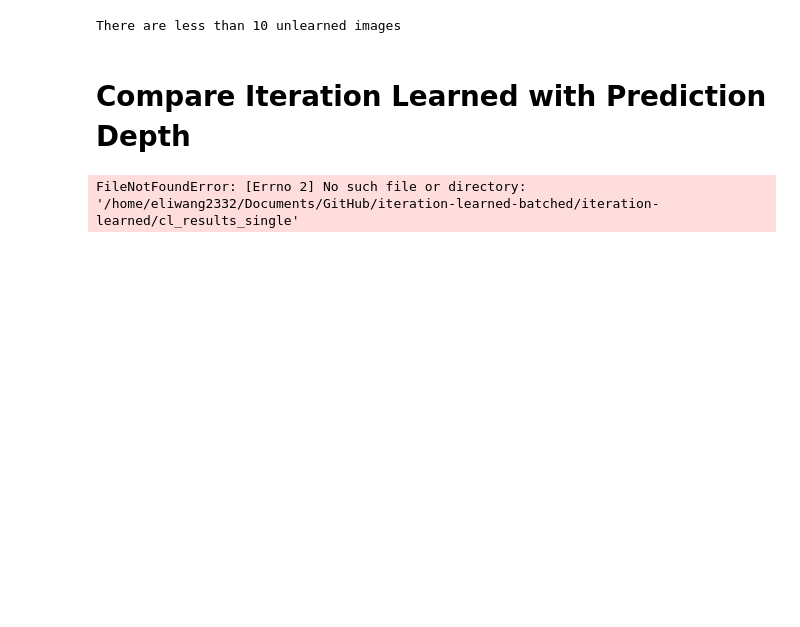
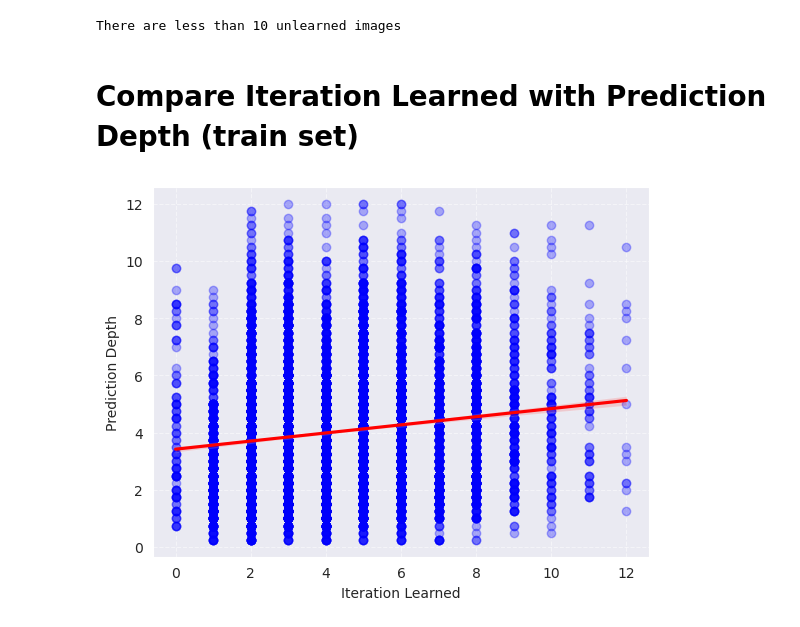
Before and after one commit to RPI-DSPlab/iteration-learned, a Jupyter notebook: visualization.ipynb, the cells around one changed output. Cells and saved outputs as stored; diff of their text form; code cells hidden in the pictures; blank space fills up the shorter version.

Commit message:
pd and visualization done for updated pd

```diff
--- a/visualization.ipynb
+++ b/visualization.ipynb
@@ -53,11 +54,16 @@ testset = CIFAR10PD('./', train=True, download=True)
 dataloader_train = DataLoader(trainset, batch_size=1, shuffle=False)
 dataloader_test = DataLoader(testset, batch_size=1, shuffle=False)
 
-CIFAR_dict = {}
+CIFAR_dict_train = {}
+CIFAR_dict_test = {}
 
 for imgs, targets, indexes in dataloader_train:
     for img, target, index in zip(imgs, targets, indexes):
-        CIFAR_dict[index.item()] = (img, target)
+        CIFAR_dict_train[index.item()] = (img, target)
+
+for imgs, targets, indexes in dataloader_test:
+    for img, target, index in zip(imgs, targets, indexes):
+        CIFAR_dict_test[index.item()] = (img, target)
 # %% [output]
 Files already downloaded and verified
 Files already downloaded and verified
@@ -104,12 +135,12 @@ unlearned_il_dict = imgHardnessLink(CIFAR_dict, unlearned_il_dict)
 # %%
 # Visualisation of the iteration learned of CIFAR-10, we grab 10 images for each score after scaled
-scaled_img_IL_dict = {}
-for key, (img, score, index) in learned_img_IL_dict.items():
-    scaled_img_IL_dict[key] = (img, round(score/10), index)
-max_score = max([score for (_, score, _) in scaled_img_IL_dict.values()])
-min_score = min([score for (_, score, _) in scaled_img_IL_dict.values()])
+scaled_img_IL_dict_train = {}
+for key, (img, score, index) in learned_img_IL_dict_train.items():
+    scaled_img_IL_dict_train[key] = (img, round(score/20), index)
+max_score = max([score for (_, score, _) in scaled_img_IL_dict_train.values()])
+min_score = min([score for (_, score, _) in scaled_img_IL_dict_train.values()])
 images_per_score = [[] for _ in range(max_score + 1)]
-for img, (target, score, index) in scaled_img_IL_dict.items():
+for img, (target, score, index) in scaled_img_IL_dict_train.items():
     images_per_score[score].append((img, target, index)) if len(images_per_score[score]) < 10 else None
 
 target_names = ['plane', 'car', 'bird', 'cat', 'deer', 'dog', 'frog', 'horse', 'ship', 'truck']
@@ -143,9 +160,9 @@ Score: 6
 # %%
 # plotting 10 never learned images in unlearned_il_dict
-if len(unlearned_il_dict) < 10:
+if len(unlearned_il_dict_train) < 10:
     print("There are less than 10 unlearned images")
 else:
-    ten_unlearned_images = list(unlearned_il_dict.items())[:10]
+    ten_unlearned_images = list(unlearned_il_dict_train.items())[:10]
     fig, axes = plt.subplots(1, len(ten_unlearned_images), figsize=(20, 20))
     for i, (img, (target, score, index)) in enumerate(ten_unlearned_images):
         img = img.numpy()
@@ -157,68 +174,35 @@ else:
 # %% [output]
 There are less than 10 unlearned images
 # %% [markdown]
-# Compare Iteration Learned with Prediction Depth
+# Compare Iteration Learned with Prediction Depth (train set)
-# %%
-def read_pd_files(directory: str) -> tuple[list[str], list[dict]]:
-    """
-    This function is going to read all .pkl file from a give directory
-    @param directory: ..
-    @return: ([file name list], [dict list])
-    """
-    pd_dict_list = []
-    file_list = os.listdir(directory)
-    pkl_files = [file for file in file_list if file.endswith(".pkl")]
-
-    for pkl_file in pkl_files:
-        file_path = os.path.join(directory, pkl_file)
-        with open(file_path, "rb") as f:
-            dict_load = json.load(f)
-
-            for i in dict_load.keys():
-                dict_load[i] = dict_load[i][0] # list of 1 int -> int
-
-            pd_dict_list.append(dict_load)
-
-    return pkl_files, pd_dict_list
-
-
-pd_result_dir = os.path.join(os.getcwd(), "cl_results_single") # change the second argument to specify the result file
-file_name_list, pd_dicts = read_pd_files(pd_result_dir)
-number_of_pd_result = len(pd_dicts)
-pd_avg_dict = {}
-
-# calculate the average of all pd_dict
-for pd_dict in pd_dicts:
-    for i in pd_dict.keys():
-        pd_avg_dict[int(i)] = pd_avg_dict.get(int(i)) + pd_dict[i] if (int(i) in pd_avg_dict.keys()) else pd_dict[i]
-for i in pd_avg_dict:
-    pd_avg_dict[i] = round((pd_avg_dict[i])/number_of_pd_result)
-# %% [output]
-FileNotFoundError: [Errno 2] No such file or directory: '/home/eliwang2332/Documents/GitHub/iteration-learned-batched/iteration-learned/cl_results_single'
 # %%
 import seaborn as sns
 
-imgPD_dict = imgHardnessLink(CIFAR_dict, pd_avg_dict)
-imgIL_dict = imgHardnessLink(CIFAR_dict, il_dict)
+pd_avg_dict_train = read_avg_files('./pd_results/avg', train=True)
+
+imgPD_dict = imgHardnessLink(CIFAR_dict_train, pd_avg_dict_train)
+imgIL_dict = imgHardnessLink(CIFAR_dict_train, il_dict_train)
 
 # relabel all -1 (unlearned) example to 10
 il_dict_all = {}
 for key, (img, score, index) in imgIL_dict.items():
     if score == -1:
         il_dict_all[key] = (img, 10, index)
     else:
-        il_dict_all[key] = (img, round(score/10), index) # divide 10 because we know the max score is 80
+        il_dict_all[key] = (img, round(score/20), index) # divide 20 because we know the max score is 80
 
 common_keys = set(imgPD_dict.keys()).intersection(il_dict_all.keys())
 
 score_il = []
 score_pd = []
 for key in common_keys:
     score_il.append(il_dict_all[key][1])
     score_pd.append(imgPD_dict[key][1])
 
 sns.regplot(x=score_il, y=score_pd, scatter_kws={"color": "blue", "alpha": 0.3}, line_kws={"color": "red"})
 plt.xlabel("Iteration Learned")
 plt.ylabel("Prediction Depth")
 plt.grid(True, linestyle='--', alpha=0.5)
 plt.show()
+# %% [output]
+[figure, added]
```
Also changed, not shown: parts of 8 cells of this notebook, 5 other files.
